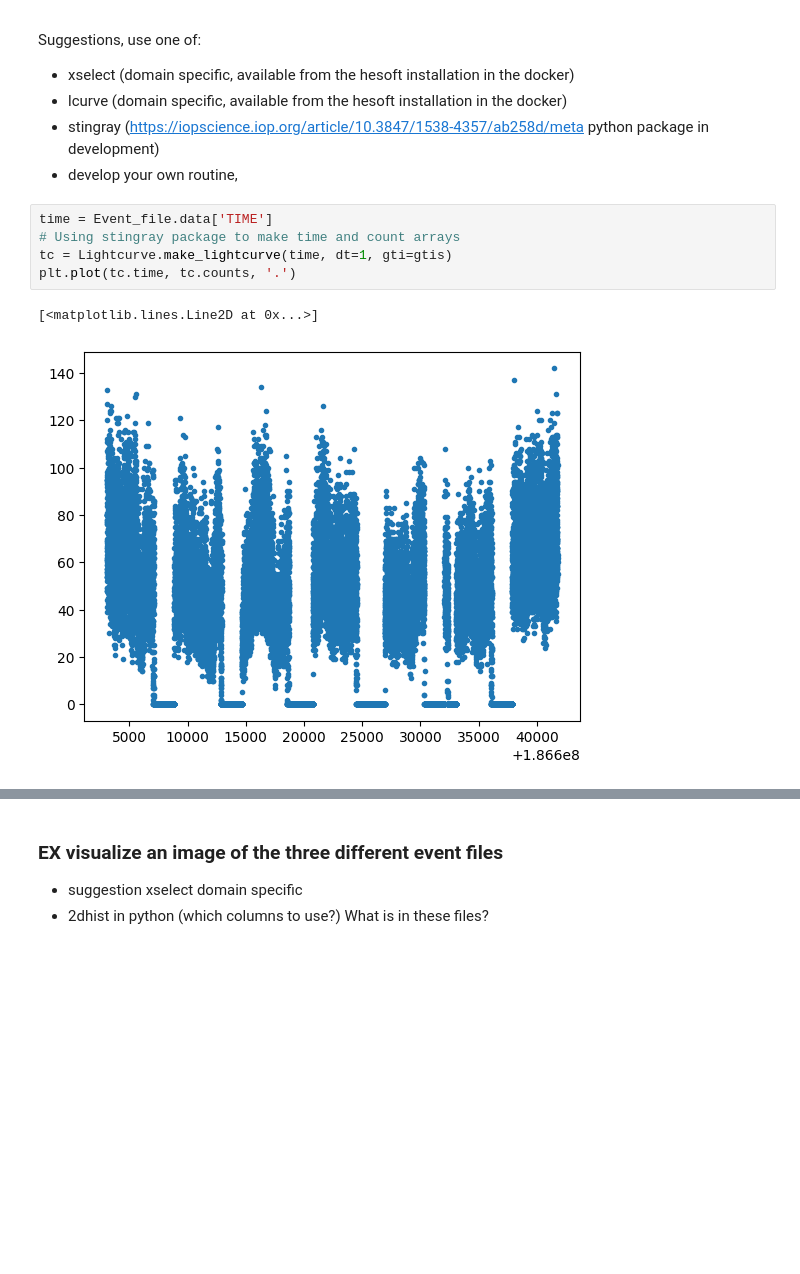
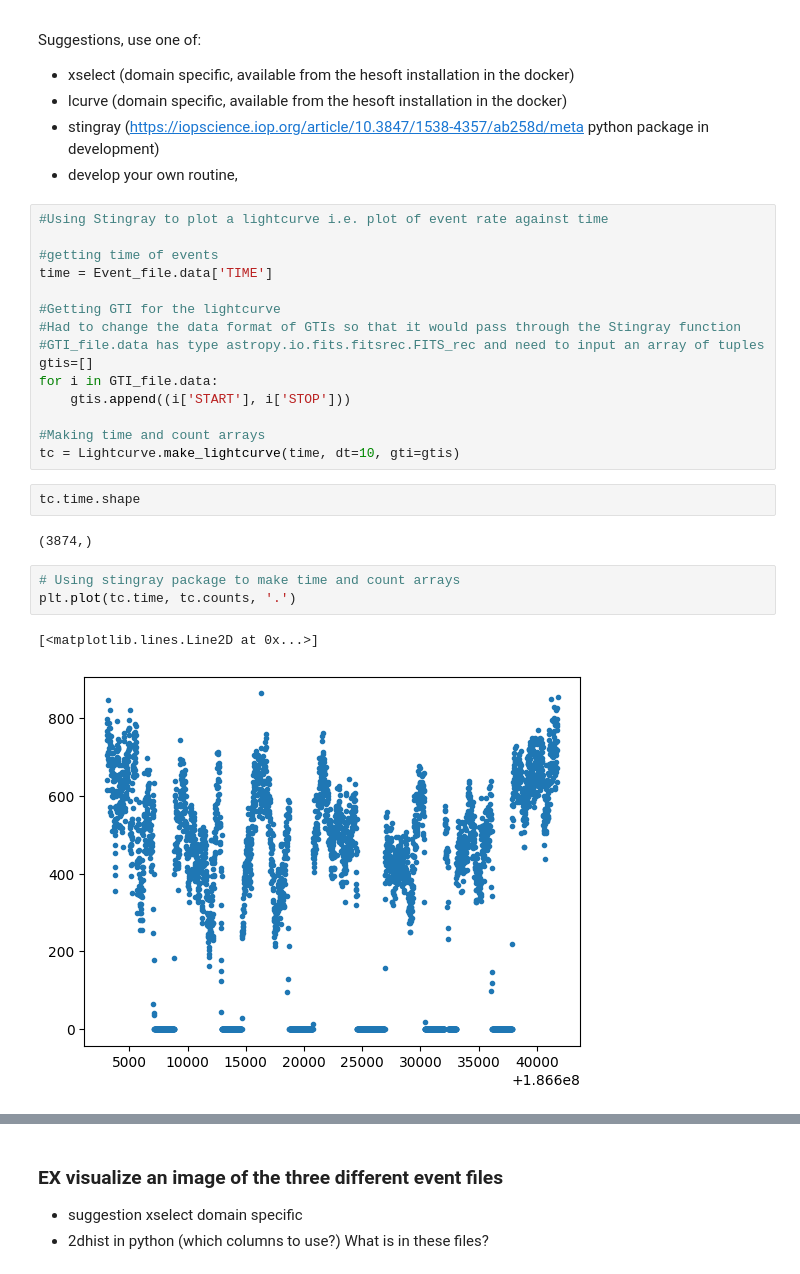
Before and after one commit to SamMerc/APLI, a Jupyter notebook: notebooks/Day1.ipynb, the cells around one changed output, grey strips where cells are left out. Drawn from its saved outputs; the diff is of its cells as text; blank space fills up the shorter version.

```diff
--- a/notebooks/Day1.ipynb
+++ b/notebooks/Day1.ipynb
@@ -204,11 +147,28 @@ Suggestions, use one of:
 - lcurve (domain specific, available from the hesoft installation in the docker)
 - stingray (https://iopscience.iop.org/article/10.3847/1538-4357/ab258d/meta python package in development)
 - develop your own routine,
+# %%
+#Using Stingray to plot a lightcurve i.e. plot of event rate against time
+
+#getting time of events
+time = Event_file.data['TIME']
+
+#Getting GTI for the lightcurve
+#Had to change the data format of GTIs so that it would pass through the Stingray function
+#GTI_file.data has type astropy.io.fits.fitsrec.FITS_rec and need to input an array of tuples
+gtis=[]
+for i in GTI_file.data:
+    gtis.append((i['START'], i['STOP']))
+
+#Making time and count arrays
+tc = Lightcurve.make_lightcurve(time, dt=10, gti=gtis)
+# %%
+tc.time.shape
+# %% [output]
+(3874,)
 # %%
-time = Event_file.data['TIME']
 # Using stingray package to make time and count arrays
-tc = Lightcurve.make_lightcurve(time, dt=1, gti=gtis)
 plt.plot(tc.time, tc.counts, '.')
 # %% [output]
 [<matplotlib.lines.Line2D at 0x...>]
-[figure, old version]
+[figure, new version]
```
Also changed, not shown: parts of 27 cells of this notebook.
